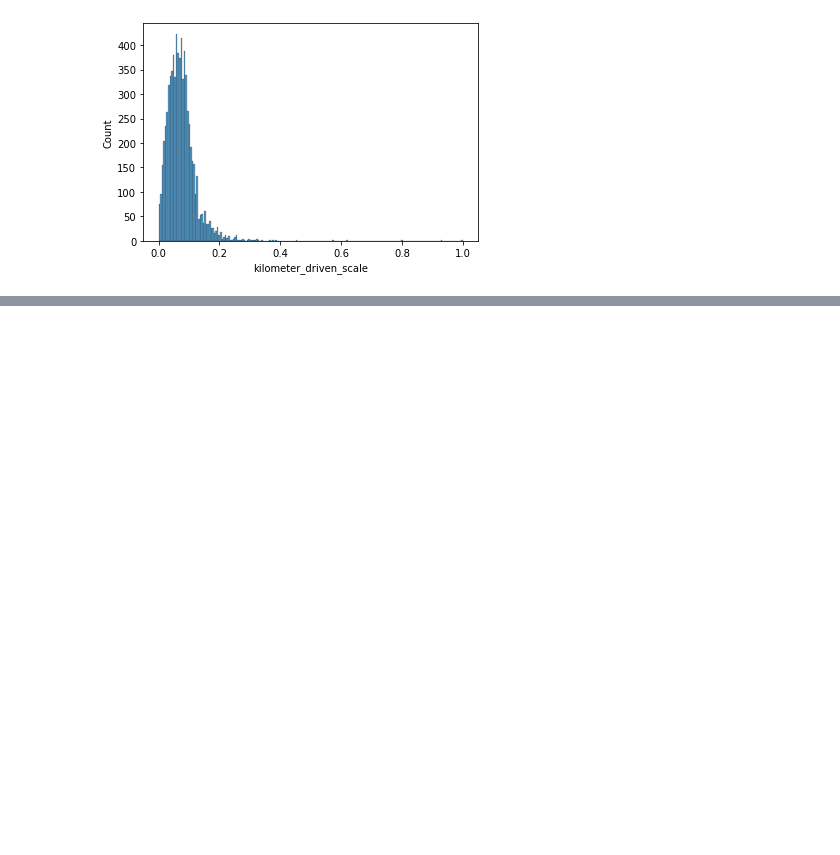
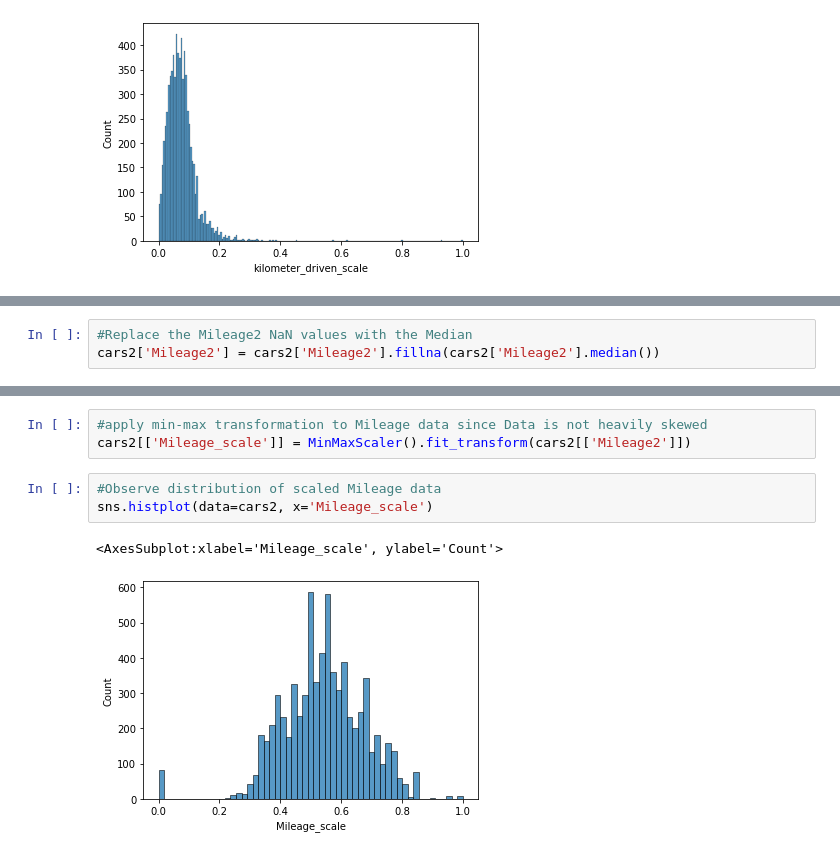
Before and after one commit to kwajpaige/UTAGL_SupervisedLearningLinear, a Jupyter notebook: PaigeSingleton_SupervisedLearningRegression_June2022.ipynb, the cells around one changed output, grey strips where cells are left out. Drawn from its saved outputs; the diff is of its cells as text; blank space fills up the shorter version.

```diff
--- a/PaigeSingleton_SupervisedLearningRegression_June2022.ipynb
+++ b/PaigeSingleton_SupervisedLearningRegression_June2022.ipynb
@@ -478,0 +562,3 @@ sns.histplot(data=cars2, x='kilometer_driven_scale')
+# %%
+#Replace the Mileage2 NaN values with the Median
+cars2['Mileage2'] = cars2['Mileage2'].fillna(cars2['Mileage2'].median())
@@ -478,0 +570,9 @@ sns.histplot(data=cars2, x='kilometer_driven_scale')
+# %%
+#apply min-max transformation to Mileage data since Data is not heavily skewed
+cars2[['Mileage_scale']] = MinMaxScaler().fit_transform(cars2[['Mileage2']])
+# %%
+#Observe distribution of scaled Mileage data
+sns.histplot(data=cars2, x='Mileage_scale')
+# %% [output]
+<AxesSubplot:xlabel='Mileage_scale', ylabel='Count'>
+[figure, added]
```
Also changed, not shown: parts of 16 cells of this notebook.
